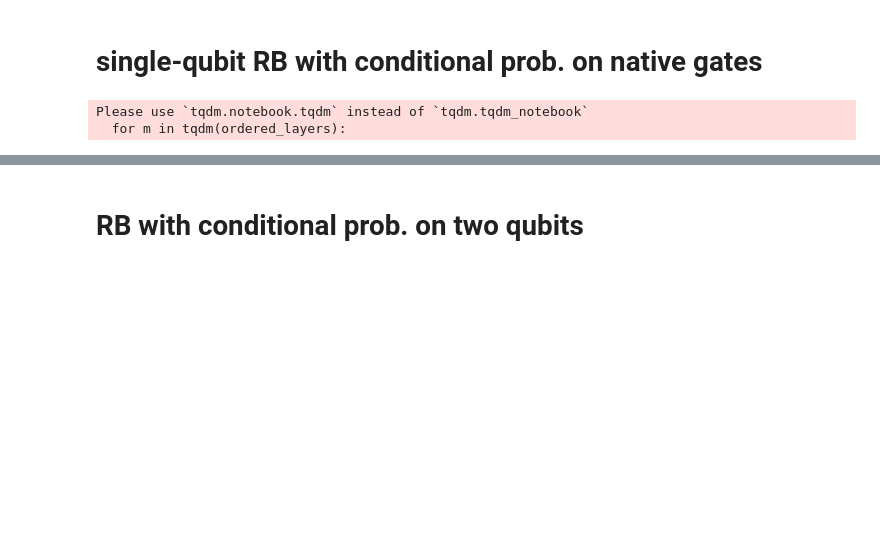
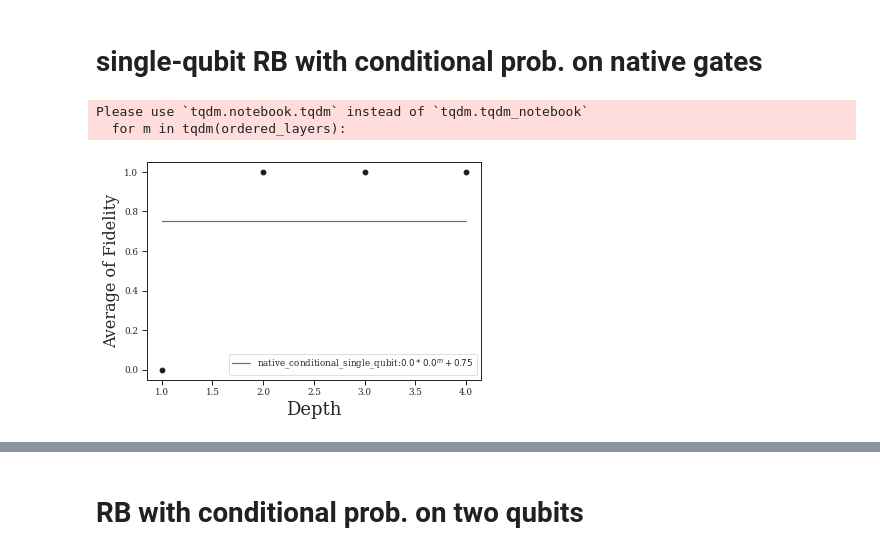
Before and after one commit to mmehrani/Randomized_Benchmarking_protocol, a Jupyter notebook: Bench_machine.ipynb, the cells around one changed output, grey strips where cells are left out. Cells and saved outputs as stored; diff of their text form; code cells hidden in the pictures; blank space fills up the shorter version.

Commit message:
noisy machine handled

```diff
--- a/Bench_machine.ipynb
+++ b/Bench_machine.ipynb
@@ -76,3 +69,6 @@ bench_protocol_func_dict = {'standard':machine_response_standard_bench,
+# %%
+bench_protocol_func_dict = {'native_conditional_single_qubit':native_rigetti_single_qubit_packs_generator,
+                           'native_conditional_conditional_two_qubits':native_universal_two_qubits_packs_generator}
 # %%
 sns.set_theme(context='paper', font= 'Serif', style = 'ticks')
 # %%
@@ -95,19 +91,24 @@ def record_this_layer(protocol_name:str, qmachine, depth:int, fidelity_average,
         writer_object.writerow(List)
         f_object.close()
     return
-
-def bench_machine(protocol_name:str, qmachine, target_qubits:list, k_m:int, n_m:int):
-    bench_protocol_func = bench_protocol_func_dict[protocol_name]
-    avg_fdlty_list = []
-    err_fdlty_list = []
-
-    for m in tqdm(ordered_layers):
-        response = bench_protocol_func(qmachine, target_qubits, m, k_m, n_m)
-        record_this_layer(protocol_name, qmachine, m, averageOfFidelity(response), stdOfFidelity(response))
-
-        avg_fdlty_list.append( averageOfFidelity(response) )
-        err_fdlty_list.append( stdOfFidelity(response) )
-    return np.array(avg_fdlty_list), np.array(err_fdlty_list)
+# %%
+def bench_machine(protocol_name:str, qmachine, target_qubits:list, k_m:int, n_m:int):
+    bench_protocol_func = bench_protocol_func_dict[protocol_name]
+    avg_fdlty_list = []
+    err_fdlty_list = []
+
+    for m in tqdm(ordered_layers):
+        exps = generate_experiments(qmachine, target_qubits = target_qubits,
+                                    circuit_gen_func=bench_protocol_func,
+                                    layers_num=m, exp_num=k_m)
+        response = find_machine_response(qmachine, exps, n_m)
+
+#         response = bench_protocol_func(qmachine, target_qubits, m, k_m, n_m)
+        record_this_layer(protocol_name, qmachine, m, averageOfFidelity(response), stdOfFidelity(response))
+
+        avg_fdlty_list.append( averageOfFidelity(response) )
+        err_fdlty_list.append( stdOfFidelity(response) )
+    return np.array(avg_fdlty_list), np.array(err_fdlty_list)
 # %% [markdown]
 ## RB standard version (with Clifford set)
 # %%
@@ -139,7 +140,10 @@ plot_decay(ordered_layers_arr, avg_runitary_fdlty_arr, err_runitary_fdlty_arr, '
 # %% [markdown]
 # single-qubit RB with conditional prob. on native gates
 # %%
-avg_cond_fdlty_arr, err_cond_fdlty_arr = bench_machine('native_conditional', qmachine, [0], k_m, n_m)
+avg_cond_fdlty_arr, err_cond_fdlty_arr = bench_machine('native_conditional_single_qubit', qmachine, [0], k_m, n_m)
+
+plot_decay(ordered_layers_arr, avg_cond_fdlty_arr, err_cond_fdlty_arr, 'native_conditional_single_qubit')
 # %% [output]
 Please use `tqdm.notebook.tqdm` instead of `tqdm.tqdm_notebook`
   for m in tqdm(ordered_layers):
+[figure, added]
```
Also changed, not shown: parts of 22 cells of this notebook, 3 other files.
